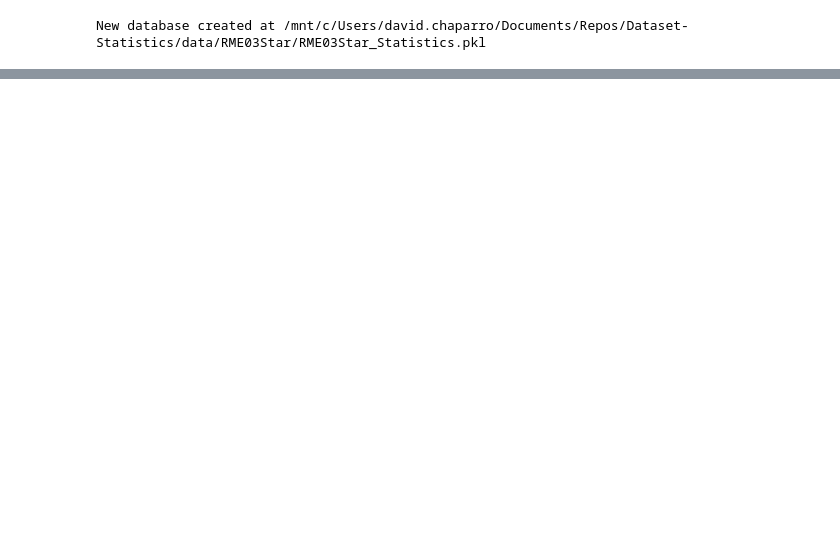
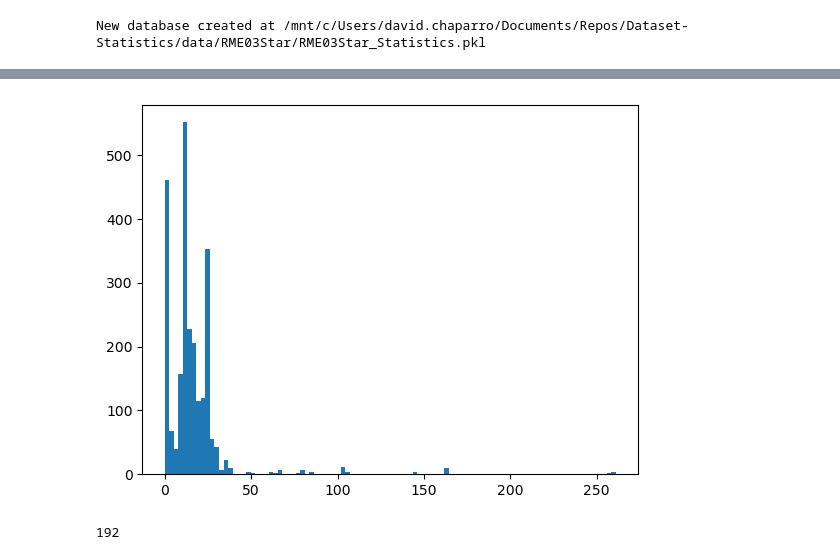
Before and after one commit to Chaps21812/Dataset_Compilation_and_Statistics, a Jupyter notebook: data_connections/plot.ipynb, the cells around one changed output, grey strips where cells are left out. Cells and saved outputs as stored; diff of their text form; code cells hidden in the pictures; blank space fills up the shorter version.

```diff
--- a/data_connections/plot.ipynb
+++ b/data_connections/plot.ipynb
@@ -73,0 +75,7 @@ plot_lines(data_statistics.annotation_attributes["x1"], data_statistics.annotati
+# %%
+plt.hist(data_statistics.sample_attributes["num_objects"], bins=100)
+plt.show()
+print(len(data_statistics.sample_attributes[data_statistics.sample_attributes["num_objects"]==0]))
+# %% [output]
+[figure, added]
+192
```
Also changed, not shown: parts of 7 cells of this notebook, 7 other files.
